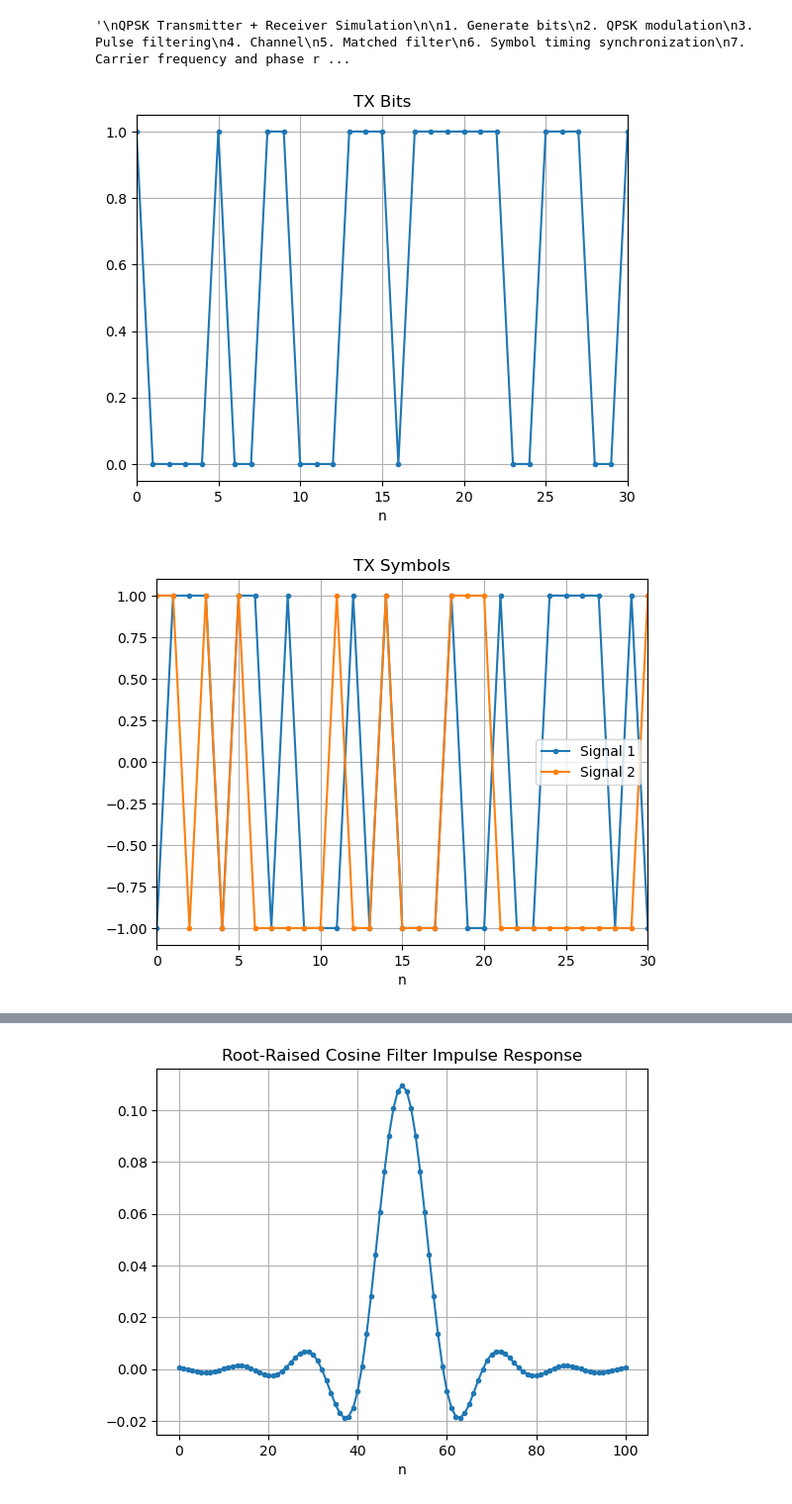
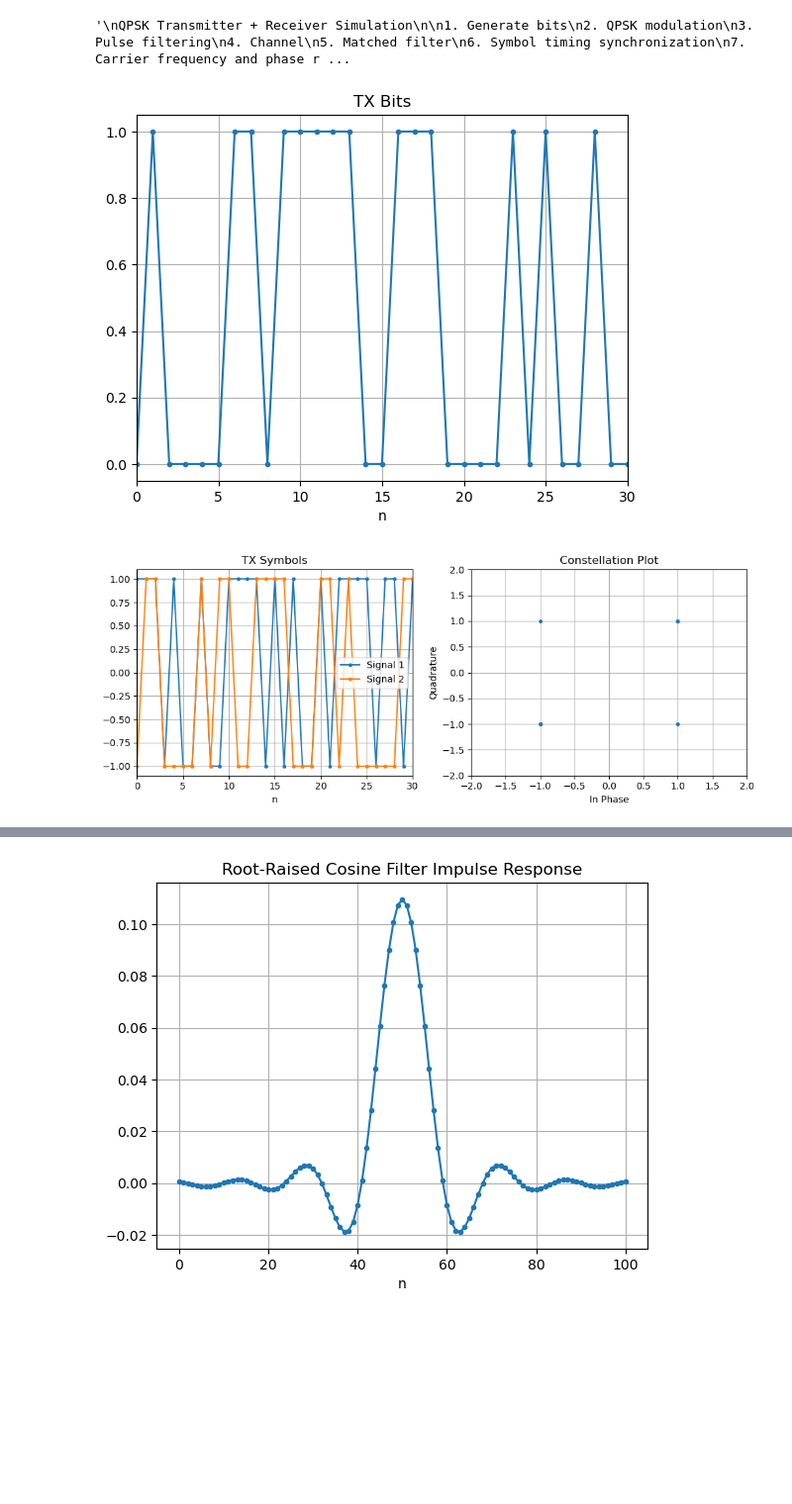
Before and after one commit to cddelong6626/sdr-notebooks, a Jupyter notebook: qpsk_sim.ipynb, the cells around one changed output, grey strips where cells are left out. Shown at 99% size. Saved outputs shown, nothing was run; the diff lists cells and outputs as text; code cells hidden in the pictures; blank space fills up the shorter version.

Commit message:
06/21/25 Update
Added constellation diagram plotter, improved plotting of subsets of large
signals

```diff
--- a/qpsk_sim.ipynb
+++ b/qpsk_sim.ipynb
@@ -47,24 +47,29 @@ SNR_DB = 0
 # %%
 ### Generate bits ###
 bits_tx = np.random.randint(2, size=N_BITS)
+plot_signal(bits_tx, title='TX Bits', xlim=[0, 30])
+
 bit_pairs = bits_tx.reshape(-1, 2)
-
-plot_signal(bits_tx, title='TX Bits', xlim=[0, 30])
 # %% [output]
-[figure, old version]
+[figure, new version]
 # %%
 ### QPSK modulation ###
 bits_to_sym_map = {
     (0, 0):  1 + 1j,
     (0, 1):  1 - 1j,
     (1, 1): -1 - 1j,
     (1, 0): -1 + 1j,
 }
 
 sym_tx = np.array([bits_to_sym_map[tuple(pair)] for pair in bit_pairs])
-plot_signal(sym_tx.real, sym_tx.imag, title='TX Symbols', xlim=[0, 30])
+
+fig, axs = plt.subplots(1, 2, figsize=(10, 4))
+plot_signal(sym_tx.real, sym_tx.imag, title='TX Symbols', xlim=[0, 30], ax=axs[0])
+plot_constellation(sym_tx, ax=axs[1])
+plt.tight_layout()
+plt.show()
 # %% [output]
-[figure, old version]
+[figure, new version]
 # %%
 ### Pulse filtering ###
 
```
Also changed, not shown: parts of 6 cells of this notebook, 1 other file.
